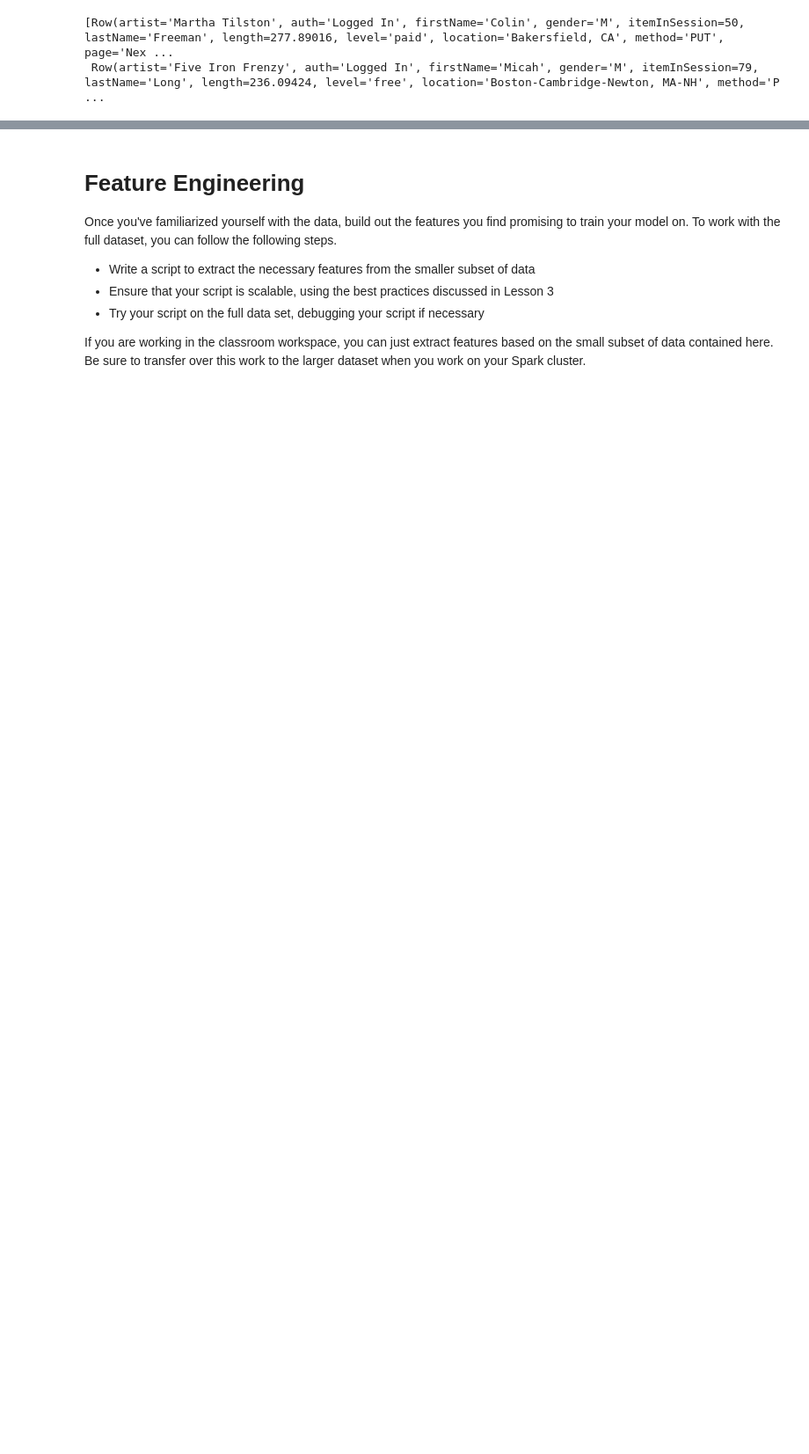
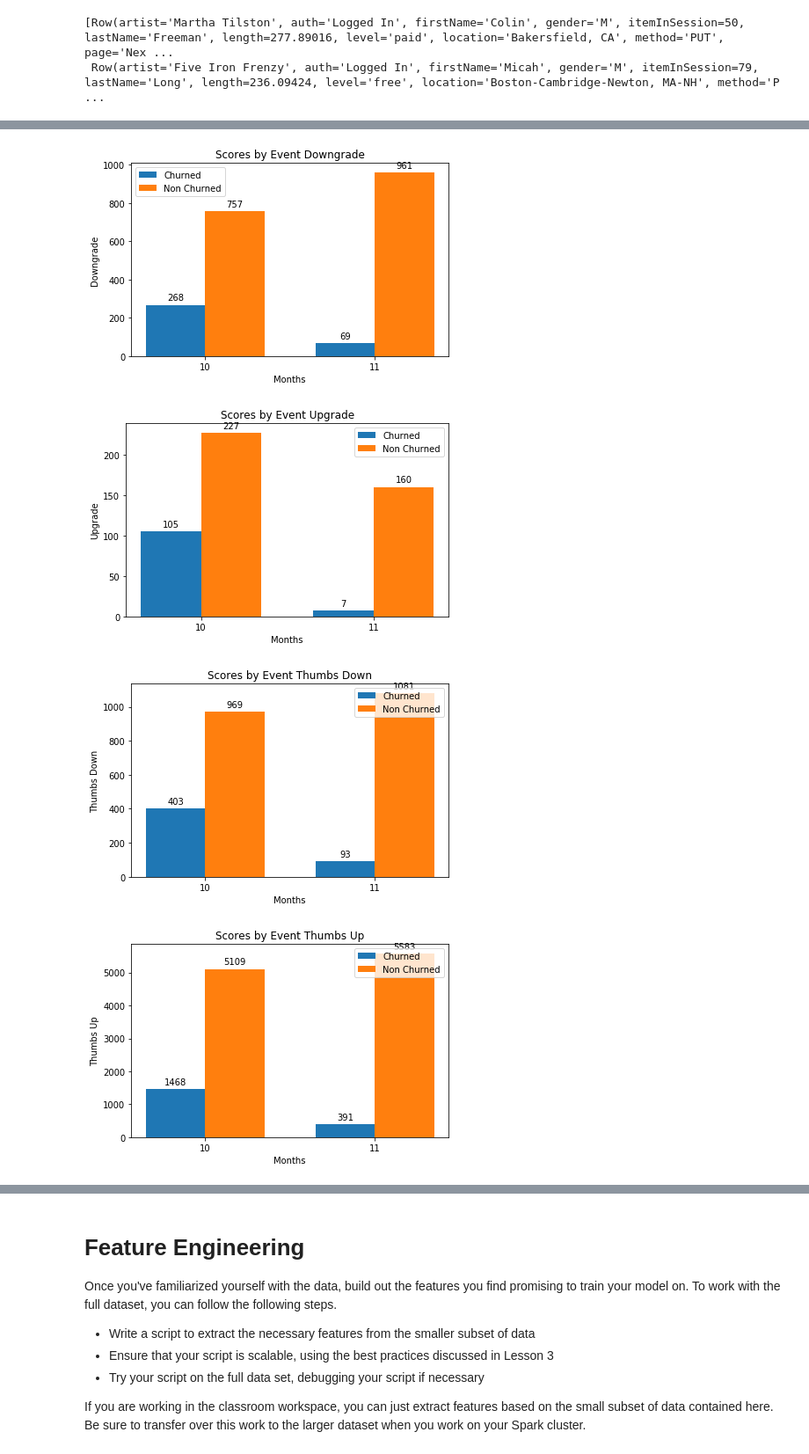
Before and after one commit to uzair123/sparkify_music_app, a Jupyter notebook: Sparkify.ipynb, the cells around one changed output, grey strips where cells are left out. Shown: that part at 88% size. Drawn from its saved outputs; the diff is of its cells as text; code cells hidden in the pictures; blank space fills up the shorter version.

```diff
--- a/Sparkify.ipynb
+++ b/Sparkify.ipynb
@@ -849,0 +639,10 @@ Index(['artist', 'auth', 'firstName', 'itemInSession', 'lastName', 'length',
+# %%
+#Plot events month wise for Churned and Non Churned Users
+to_plot = ['Downgrade', 'Upgrade', 'Thumbs Down' , 'Thumbs Up', 'NextSong', 'Add to Playlist']
+for i in to_plot:
+ plot_over_time(df_user_log, 'page' , i, 'month' , 'Months' , i)
+# %% [output]
+[figure, added]
+[figure, added]
+[figure, added]
+[figure, added]
```
Also changed, not shown: parts of 119 cells of this notebook.
